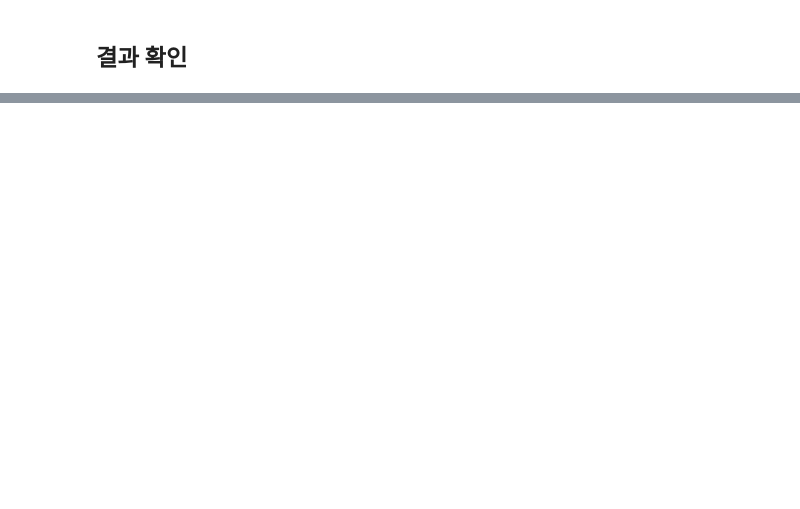
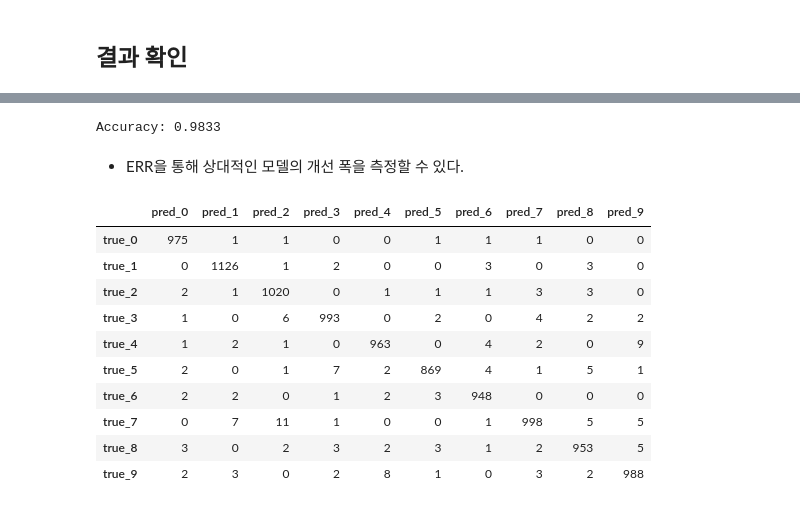
Before and after one commit to jx-dohwan/pytorch_base_study, a Jupyter notebook: chapter14/14-6_정규화.ipynb, the cells around one changed output, grey strips where cells are left out. Drawn from its saved outputs; the diff is of its cells as text; code cells hidden in the pictures; blank space fills up the shorter version.

```diff
--- a/chapter14/14-6_정규화.ipynb
+++ b/chapter14/14-6_정규화.ipynb
@@ -252,2 +268,23 @@ plt.show()
 # %% [markdown]
 ## 결과 확인
+# %%
+test_loss = 0
+y_hat = []
+
+model.eval()
+with torch.no_grad():
+    x_ = x[-1].split(batch_size, dim=0)
+    y_ = y[-1].split(batch_size, dim=0)
+
+    for x_i, y_i in zip(x_, y_):
+        y_hat_i = model(x_i)
+        loss = crit(y_hat_i, y_i.squeeze())
+
+        test_loss += loss # Gradient is already detached.
+
+        y_hat += [y_hat_i]
+
+test_loss = test_loss / len(x_)
+y_hat = torch.cat(y_hat, dim=0)
+
+print("Test loss: %.4e" % test_loss)
@@ -253,0 +293,27 @@ plt.show()
+# %%
+correct_cnt = (y[-1].squeeze() == torch.argmax(y_hat, dim=-1)).sum()
+total_cnt = float(y[-1].size(0))
+
+print('Accuracy: %.4f' % (correct_cnt / total_cnt))
+# %% [output]
+Accuracy: 0.9833
+# %% [markdown]
+- ERR을 통해 상대적인 모델의 개선 폭을 측정할 수 있다.
+# %%
+import pandas as pd
+from sklearn.metrics import confusion_matrix
+pd.DataFrame(confusion_matrix(y[-1], torch.argmax(y_hat, dim=-1)),
+             index=['true_%d' % i for i in range(10)],
+             columns=['pred_%d' % i for i in range(10)])
+# %% [output]
+|  | pred_0 | pred_1 | pred_2 | pred_3 | pred_4 | pred_5 | pred_6 | pred_7 | pred_8 | pred_9 |
+| true_0 | 975 | 1 | 1 | 0 | 0 | 1 | 1 | 1 | 0 | 0 |
+| true_1 | 0 | 1126 | 1 | 2 | 0 | 0 | 3 | 0 | 3 | 0 |
+| true_2 | 2 | 1 | 1020 | 0 | 1 | 1 | 1 | 3 | 3 | 0 |
+| true_3 | 1 | 0 | 6 | 993 | 0 | 2 | 0 | 4 | 2 | 2 |
+| true_4 | 1 | 2 | 1 | 0 | 963 | 0 | 4 | 2 | 0 | 9 |
+| true_5 | 2 | 0 | 1 | 7 | 2 | 869 | 4 | 1 | 5 | 1 |
+| true_6 | 2 | 2 | 0 | 1 | 2 | 3 | 948 | 0 | 0 | 0 |
+| true_7 | 0 | 7 | 11 | 1 | 0 | 0 | 1 | 998 | 5 | 5 |
+| true_8 | 3 | 0 | 2 | 3 | 2 | 3 | 1 | 2 | 953 | 5 |
+| true_9 | 2 | 3 | 0 | 2 | 8 | 1 | 0 | 3 | 2 | 988 |
```
Also changed, not shown: parts of 3 cells of this notebook, 11 other files.
